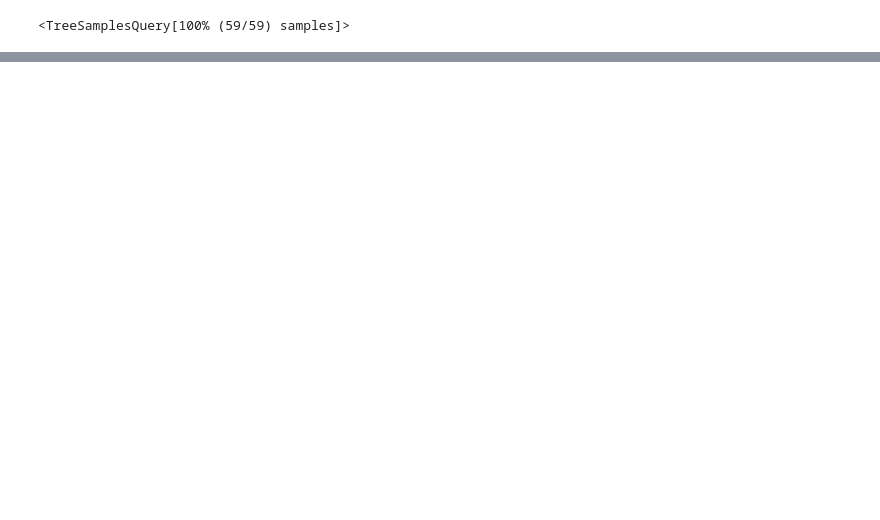
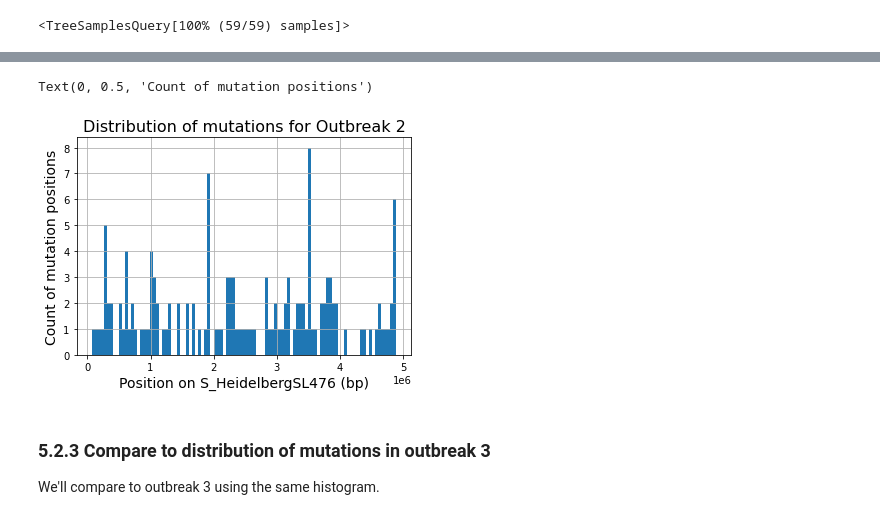
Before and after one commit to apetkau/genomics-data-index, a Jupyter notebook: docs/tutorial/tutorial-1-salmonella.ipynb, the cells around one changed output, grey strips where cells are left out. Cells and saved outputs as stored; diff of their text form; code cells hidden in the pictures; blank space fills up the shorter version.

```diff
--- a/docs/tutorial/tutorial-1-salmonella.ipynb
+++ b/docs/tutorial/tutorial-1-salmonella.ipynb
@@ -368,0 +441,4 @@ ts.render('output1.pdf')
+# %%
+q = db.samples_query().join(metadata_df, sample_names_column='Strain',
+                            default_isa_column='Outbreak number', default_isa_kind='dataframe')
+q.isa('2')
@@ -368,0 +466,5 @@ ts.render('output1.pdf')
+# %%
+q_o2_positions = q.isa('2').summary_features()\
+    .groupby('Position')\
+    .agg({'Position': 'first', 'Count': 'sum'})
+q_o2_positions
@@ -368,0 +486,18 @@ ts.render('output1.pdf')
+# %%
+import matplotlib.pyplot as plt
+
+reference_genome = db.reference_names()[0]
+
+# I'm just showing a histogram of positions, I'm ignoring sample counts
+q_o2_positions['Position'].hist(bins=100)
+
+plt.title('Distribution of mutations for Outbreak 2', fontdict={'size': 16})
+plt.xlabel(f'Position on {reference_genome} (bp)', fontdict={'size': 14})
+plt.ylabel('Count of mutation positions', fontdict={'size': 14})
+# %% [output]
+Text(0, 0.5, 'Count of mutation positions')
+[figure, added]
+# %% [markdown]
+### 5.2.3 Compare to distribution of mutations in outbreak 3
+
+We'll compare to outbreak 3 using the same histogram.
```
Also changed, not shown: parts of 41 cells of this notebook, 2 other files.
